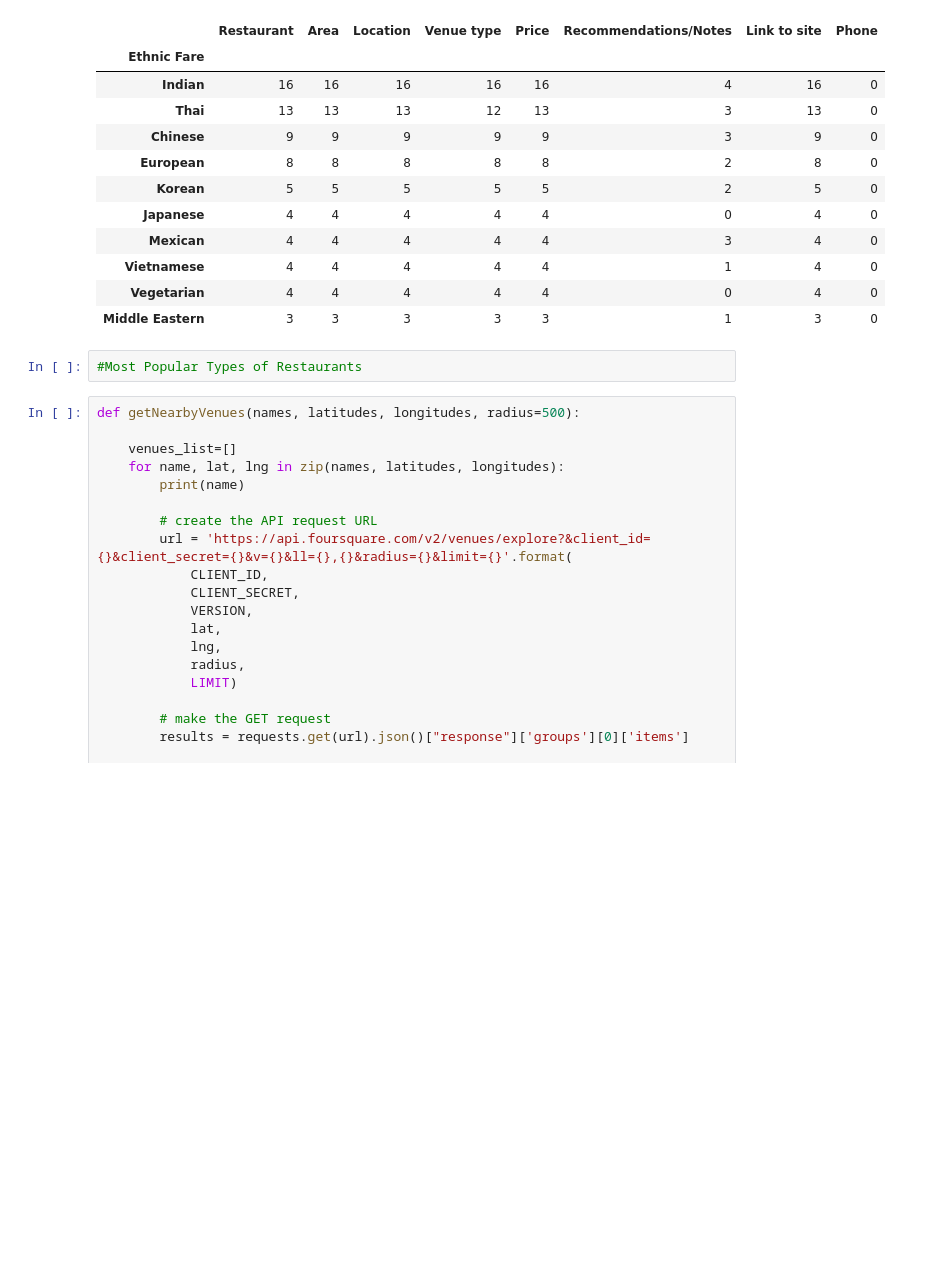
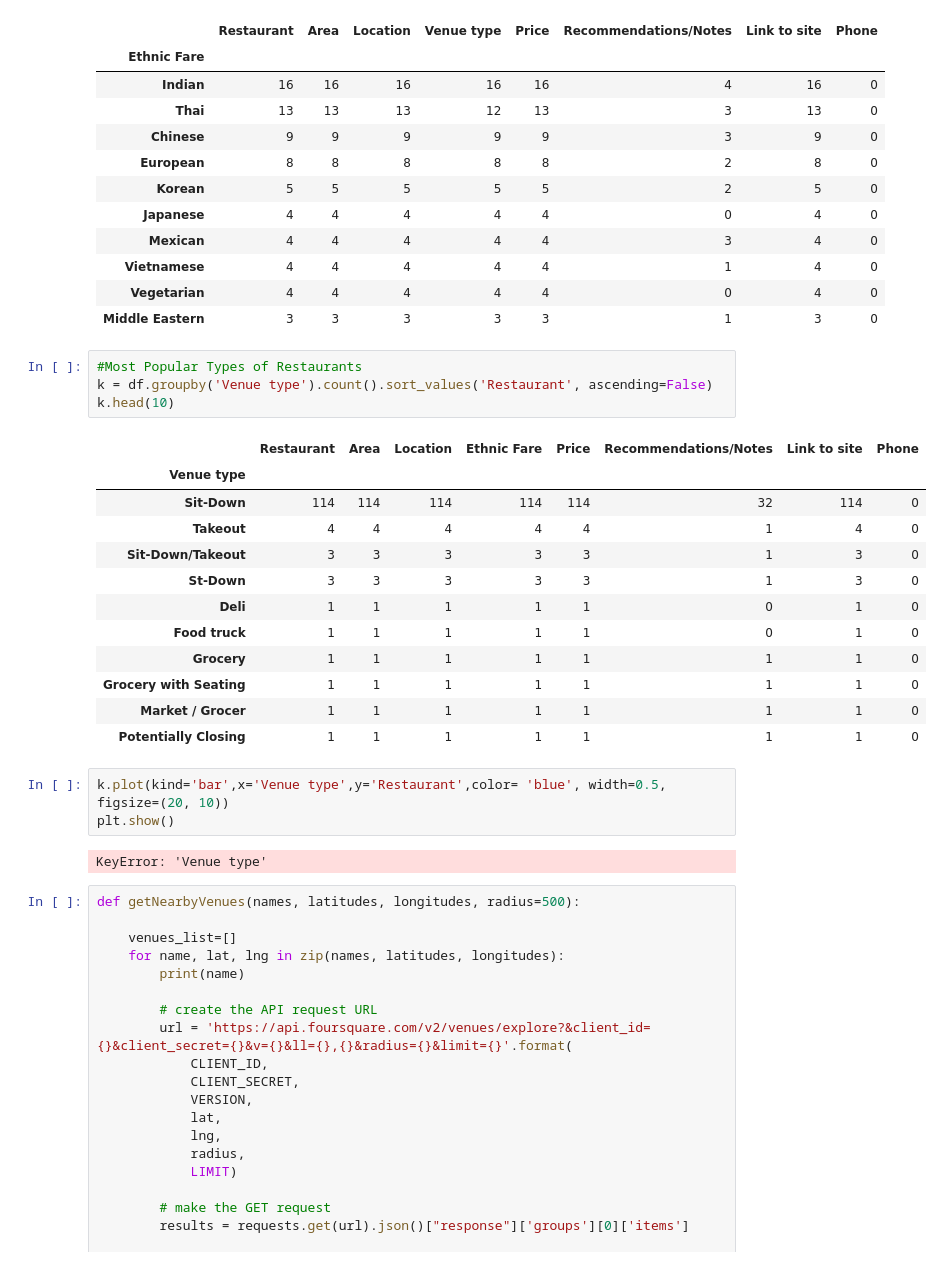
Before and after one commit to MatthewByra1/Ottawa-Restaurant-Type-and-Location-Prediction, a Jupyter notebook: Ottawa Restaurant Type and Location Prediction.ipynb, the cells around one changed output. Cells and saved outputs as stored; diff of their text form; blank space fills up the shorter version.

```diff
--- a/Ottawa Restaurant Type and Location Prediction.ipynb
+++ b/Ottawa Restaurant Type and Location Prediction.ipynb
@@ -250,6 +250,26 @@ h.head(10)
 | Middle Eastern | 3 | 3 | 3 | 3 | 3 | 1 | 3 | 0 |
 # %%
 #Most Popular Types of Restaurants
+k = df.groupby('Venue type').count().sort_values('Restaurant', ascending=False)
+k.head(10)
+# %% [output]
+|  | Restaurant | Area | Location | Ethnic Fare | Price | Recommendations/Notes | Link to site | Phone |
+| Venue type |  |  |  |  |  |  |  |  |
+| Sit-Down | 114 | 114 | 114 | 114 | 114 | 32 | 114 | 0 |
+| Takeout | 4 | 4 | 4 | 4 | 4 | 1 | 4 | 0 |
+| Sit-Down/Takeout | 3 | 3 | 3 | 3 | 3 | 1 | 3 | 0 |
+| St-Down | 3 | 3 | 3 | 3 | 3 | 1 | 3 | 0 |
+| Deli | 1 | 1 | 1 | 1 | 1 | 0 | 1 | 0 |
+| Food truck | 1 | 1 | 1 | 1 | 1 | 0 | 1 | 0 |
+| Grocery | 1 | 1 | 1 | 1 | 1 | 1 | 1 | 0 |
+| Grocery with Seating | 1 | 1 | 1 | 1 | 1 | 1 | 1 | 0 |
+| Market / Grocer | 1 | 1 | 1 | 1 | 1 | 1 | 1 | 0 |
+| Potentially Closing | 1 | 1 | 1 | 1 | 1 | 1 | 1 | 0 |
+# %%
+k.plot(kind='bar',x='Venue type',y='Restaurant',color= 'blue', width=0.5, figsize=(20, 10))
+plt.show()
+# %% [output]
+KeyError: 'Venue type'
 # %%
 def getNearbyVenues(names, latitudes, longitudes, radius=500):
 
```
